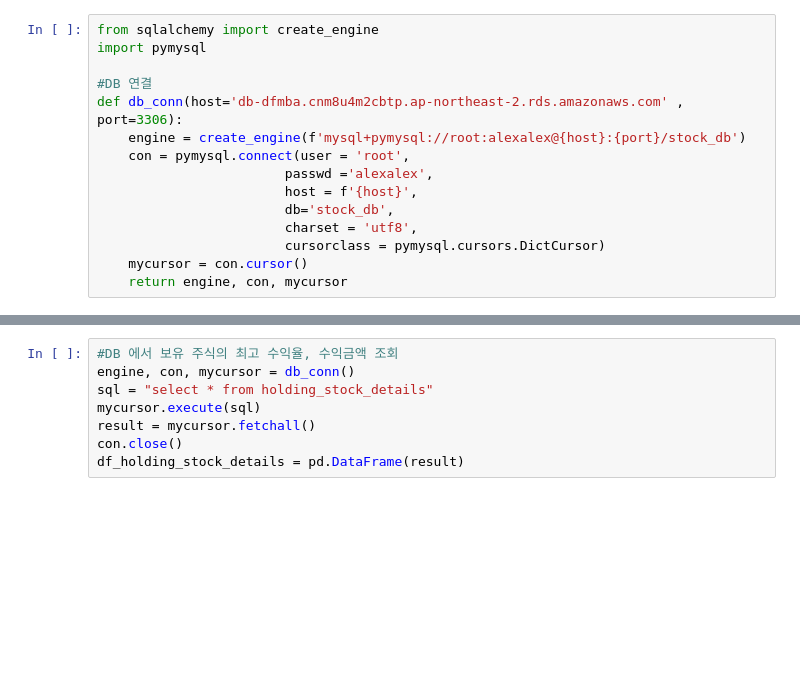
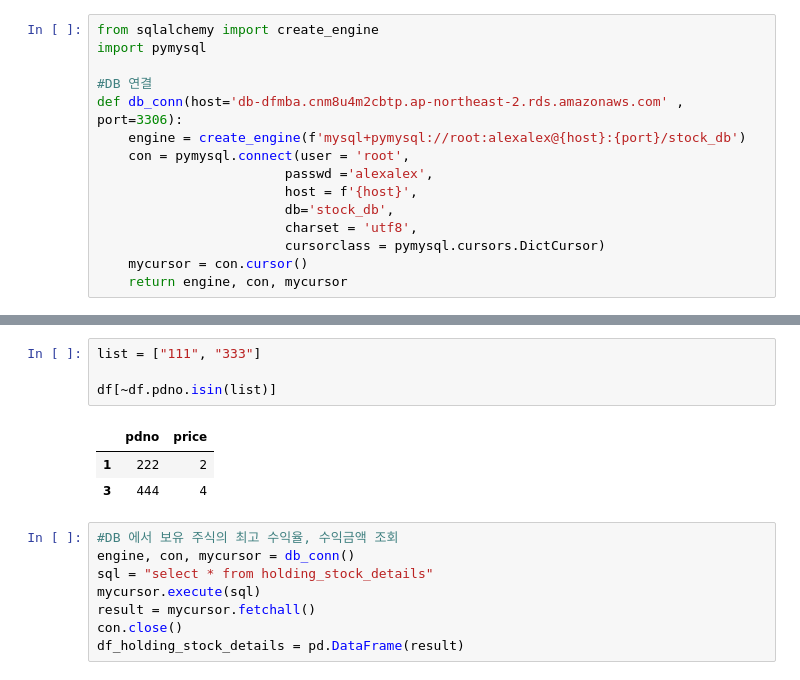
Before and after one commit to SangminAlexLee/KIS_us_quant, a Jupyter notebook: test.ipynb, the cells around one changed output, grey strips where cells are left out. Drawn from its saved outputs; the diff is of its cells as text; blank space fills up the shorter version.

```diff
--- a/test.ipynb
+++ b/test.ipynb
@@ -24,3 +195,11 @@ def db_conn(host='db-dfmba.cnm8u4m2cbtp.ap-northeast-2.rds.amazonaws.com' , port
+# %%
+list = ["111", "333"]
+
+df[~df.pdno.isin(list)]
+# %% [output]
+|  | pdno | price |
+| 1 | 222 | 2 |
+| 3 | 444 | 4 |
 # %%
 #DB 에서 보유 주식의 최고 수익율, 수익금액 조회
 engine, con, mycursor = db_conn()
```
Also changed, not shown: parts of 14 cells of this notebook, 17 other files.
